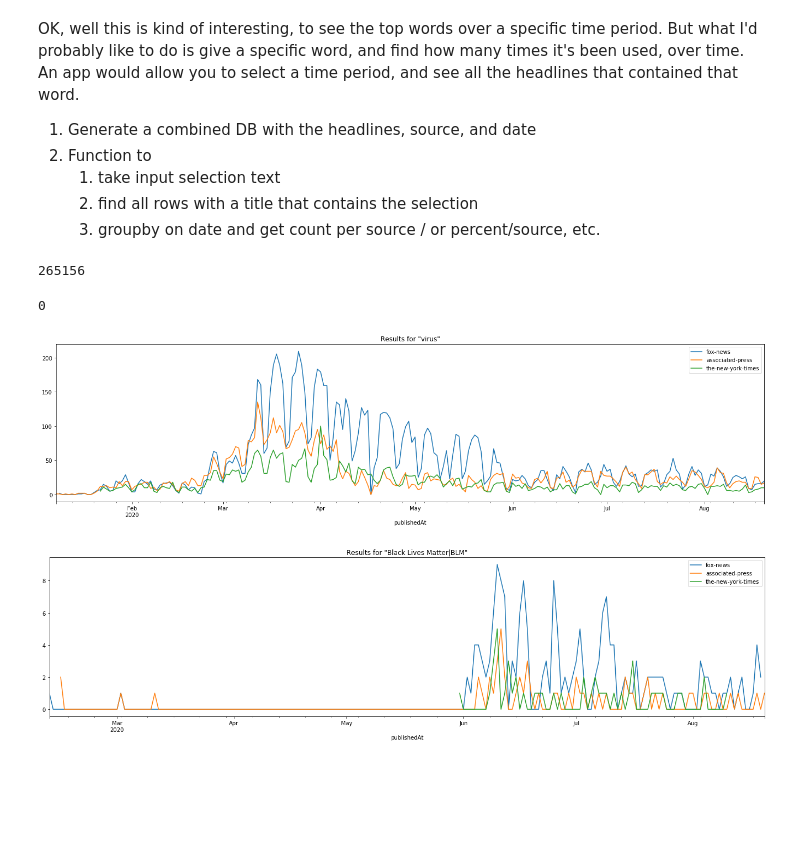
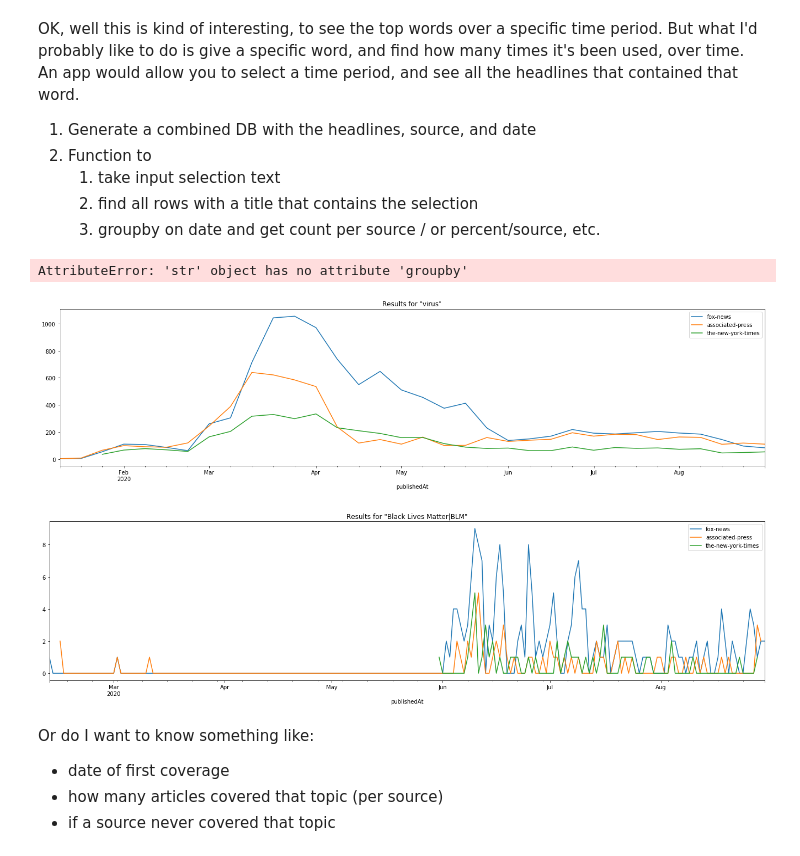
Before and after one commit to wckoeppen/headliner, a Jupyter notebook: notebooks/word_cloud_ngram_v0.ipynb, the cells around one changed output. Drawn from its saved outputs; the diff is of its cells as text; code cells hidden in the pictures; blank space fills up the shorter version.

```diff
--- a/notebooks/word_cloud_ngram_v0.ipynb
+++ b/notebooks/word_cloud_ngram_v0.ipynb
@@ -190,7 +190,3 @@ OK, well this is kind of interesting, to see the top words over a specific time
 data = headlines(['../datastore/processed/*/'], '*-2020-*-*')
 # %%
 data = data.set_index('publishedAt', drop=True)
-# %%
-len(data)
-# %% [output]
-265156
@@ -199,12 +193,15 @@ sub = data[data["title"].str.contains('plandemic', na=False)]
-# %%
-len(sub.groupby(by="source.id").count())
-# %% [output]
-0
 # %%
-def ngram(text, sources=None):
-    sub = data[data["title"].str.contains(text, case=False, na=False)]
+def ngram(data, includes=None, excludes=None, sources=None, frequency="D"):
 
-    sub_group = sub.groupby(by="source.id")
+    if includes is not None:
+        for include_word in includes:
+                data = data[data["title"].str.contains(include_word, case=False, na=False)]
+
+    if excludes is not None:
+        for exclude_word in excludes:
+            data = data[~data["title"].str.contains(exclude_word, case=False, na=False)]
+
+    sub_group = data.groupby(by="source.id")
 
     if len(sub_group) == 0:
         print("No results from any source.")
@@ -225,14 +222,25 @@ def ngram(text, sources=None):
             print(f"No results from {group}")
             return
 
-        group_results.resample('D').count()['title'].plot(ax=ax, legend=True, label=group)
+        group_results.resample(frequency).count()['title'].plot(ax=ax, legend=True, label=group)
 
     plt.show()
+
+    return sub_group
+# %%
+harris = ngram("Harris")
+# %% [output]
+AttributeError: 'str' object has no attribute 'groupby'
 # %%
-ngram("virus", sources=['fox-news','associated-press', 'the-new-york-times'])
+virus = ngram("virus", sources=['fox-news','associated-press', 'the-new-york-times'], frequency="W")
 # %% [output]
-[figure, old version]
+[figure, new version]
 # %%
 ngram("Black Lives Matter|BLM", sources=['fox-news','associated-press', 'the-new-york-times'])
 # %% [output]
-[figure, old version]
+[figure, new version]
+# %% [markdown]
+Or do I want to know something like:
+- date of first coverage
+- how many articles covered that topic (per source)
+- if a source never covered that topic
```
Also changed, not shown: parts of 3 cells of this notebook, 2 other files.
